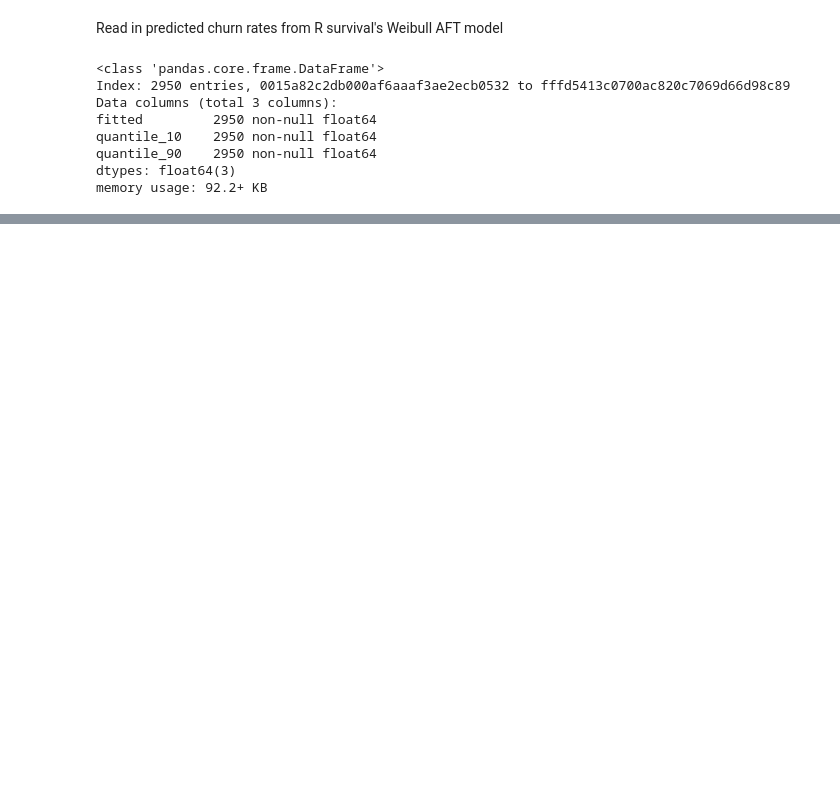
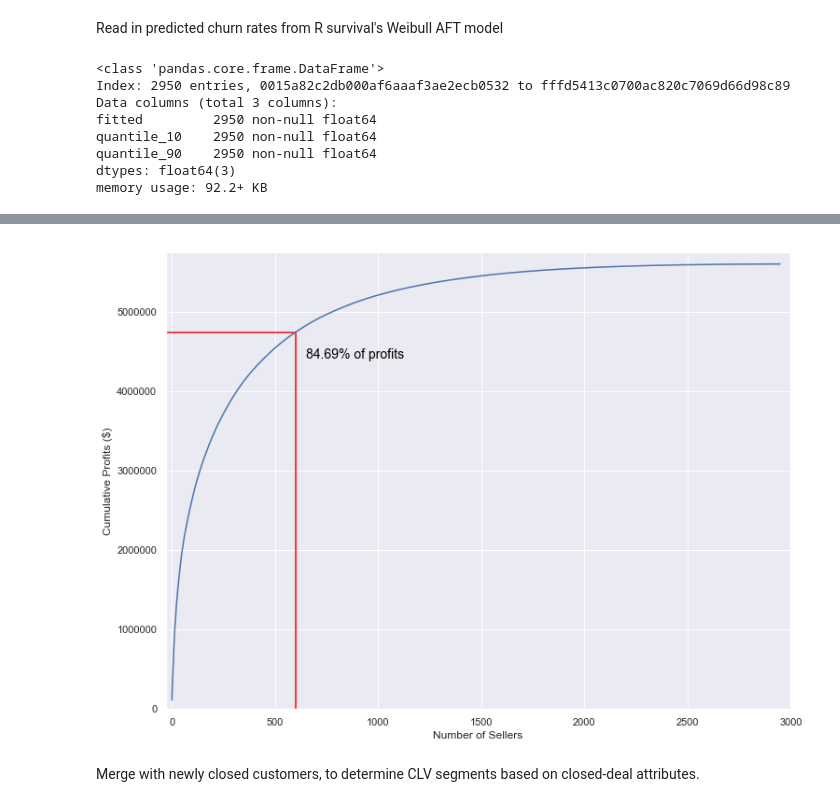
Before and after one commit to leeyenter/bt4211-project, a Jupyter notebook: Merchant CLV - HJ.ipynb, the cells around one changed output, grey strips where cells are left out. Drawn from its saved outputs; the diff is of its cells as text; code cells hidden in the pictures; blank space fills up the shorter version.

```diff
--- a/Merchant CLV - HJ.ipynb
+++ b/Merchant CLV - HJ.ipynb
@@ -256,0 +209,19 @@ clv.sort_values(by='CLV', ascending=False).CLV.cumsum().plot.line();
+# %%
+# cumulative value plot (stobachoff curve of profits)
+CLV.sort_values(by='clv', ascending=False)\
+    .clv.cumsum()\
+    .reset_index(drop=True)\
+    .plot.line(figsize=(12,9))
+plt.xlabel('Number of Sellers')
+plt.ylabel('Cumulative Profits ($)')
+plt.xlim((-30,3000))
+plt.ylim((0,5.75e6))
+key_point = CLV.clv.sort_values(ascending=False).cumsum()[600] # CLV at 20th percentile merchant
+plt.vlines(600, 0, key_point, label='20%', color='Red')
+plt.hlines(key_point, -30, 600, label=key_point, color='Red');
+plt.annotate(s='{}% of profits'.format(round(key_point/CLV.clv.sum()*100, 2)),
+             xy=(650, key_point*0.93), fontsize=14, color='Black');
+# %% [output]
+[figure, added]
+# %% [markdown]
+Merge with newly closed customers, to determine CLV segments based on closed-deal attributes.
```
Also changed, not shown: parts of 51 cells of this notebook, 1 other file.
